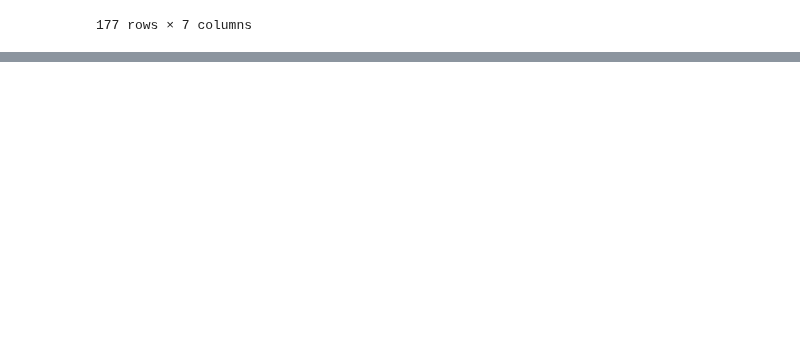
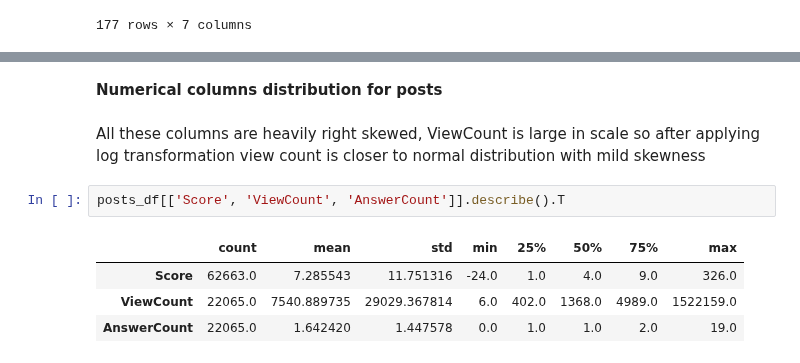
Before and after one commit to praveenkumarbalakrishnan/tasks, a Jupyter notebook: SIG731_Data_Wrangling_Task8HD.ipynb, the cells around one changed output, grey strips where cells are left out. Drawn from its saved outputs; the diff is of its cells as text; blank space fills up the shorter version.

```diff
--- a/SIG731_Data_Wrangling_Task8HD.ipynb
+++ b/SIG731_Data_Wrangling_Task8HD.ipynb
@@ -305,0 +336,11 @@ world.sort_values('value', ascending=False)
+# %% [markdown]
+**Numerical columns distribution for posts**
+# %% [markdown]
+All these columns are heavily right skewed, ViewCount is large in scale so after applying log transformation view count is closer to normal distribution with mild skewness
+# %%
+posts_df[['Score', 'ViewCount', 'AnswerCount']].describe().T
+# %% [output]
+|  | count | mean | std | min | 25% | 50% | 75% | max |
+| Score | 62663.0 | 7.285543 | 11.751316 | -24.0 | 1.0 | 4.0 | 9.0 | 326.0 |
+| ViewCount | 22065.0 | 7540.889735 | 29029.367814 | 6.0 | 402.0 | 1368.0 | 4989.0 | 1522159.0 |
+| AnswerCount | 22065.0 | 1.642420 | 1.447578 | 0.0 | 1.0 | 1.0 | 2.0 | 19.0 |
```
Also changed, not shown: parts of 23 cells of this notebook.
